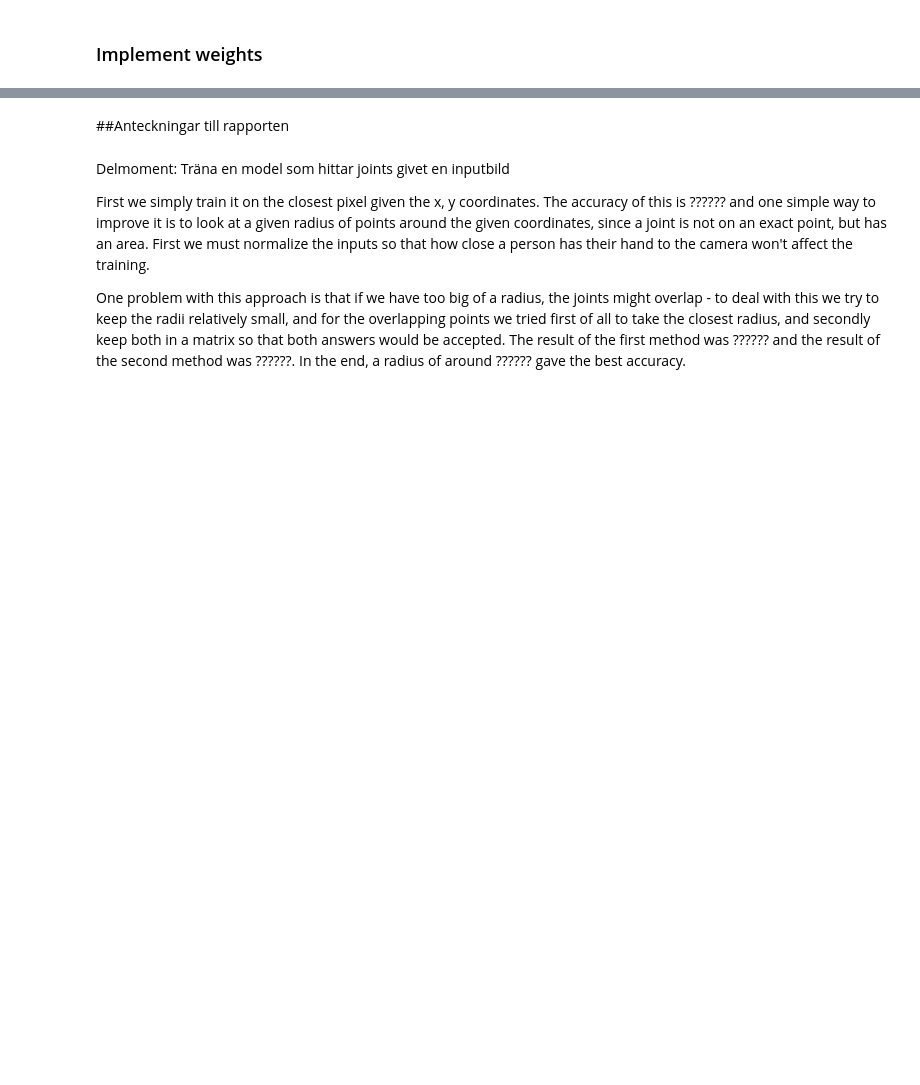
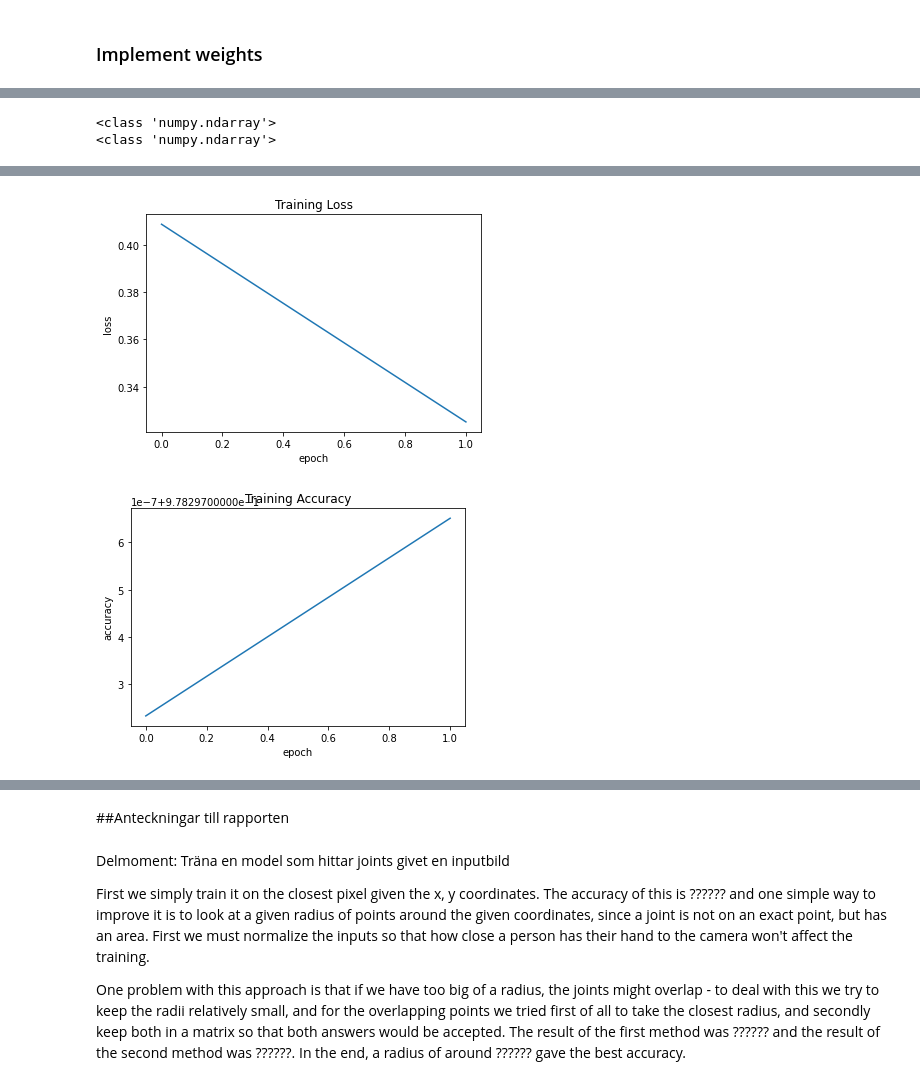
Before and after one commit to ChefKeff/1MD032_IntelInter, a Jupyter notebook: new_notebook/intelinter_main.ipynb, the cells around one changed output, grey strips where cells are left out. Drawn from its saved outputs; the diff is of its cells as text; code cells hidden in the pictures; blank space fills up the shorter version.

```diff
--- a/new_notebook/intelinter_main.ipynb
+++ b/new_notebook/intelinter_main.ipynb
@@ -420,5 +404,16 @@ model.summary()
+# %%
+x_train = x_train.astype(np.int32)
+y_train = y_train.astype(np.int32)
+x_test = x_test.astype(np.int32)
+y_test = y_test.astype(np.int32)
+
+print(type(x_train))
+print(type(y_train))
+# %% [output]
+<class 'numpy.ndarray'>
+<class 'numpy.ndarray'>
 # %%
-history = model.fit(x_train, y_train, epochs=10, batch_size=10, validation_data=(x_test, y_test))
+history = model.fit(x_train, y_train, epochs=2, batch_size=5, validation_data=(x_test, y_test))
 
 plt.plot(history.history["loss"])
 plt.title("Training Loss")
@@ -431,3 +426,4 @@ plt.title("Training Accuracy")
 plt.ylabel("accuracy")
 plt.xlabel("epoch")
 plt.show()
+# %% [output]
@@ -434,3 +434,5 @@ plt.show()
+[figure, added]
+[figure, added]
 # %%
 history_dict = history.history
 print(history_dict.keys())
```
Also changed, not shown: parts of 31 cells of this notebook, 1 other file.
